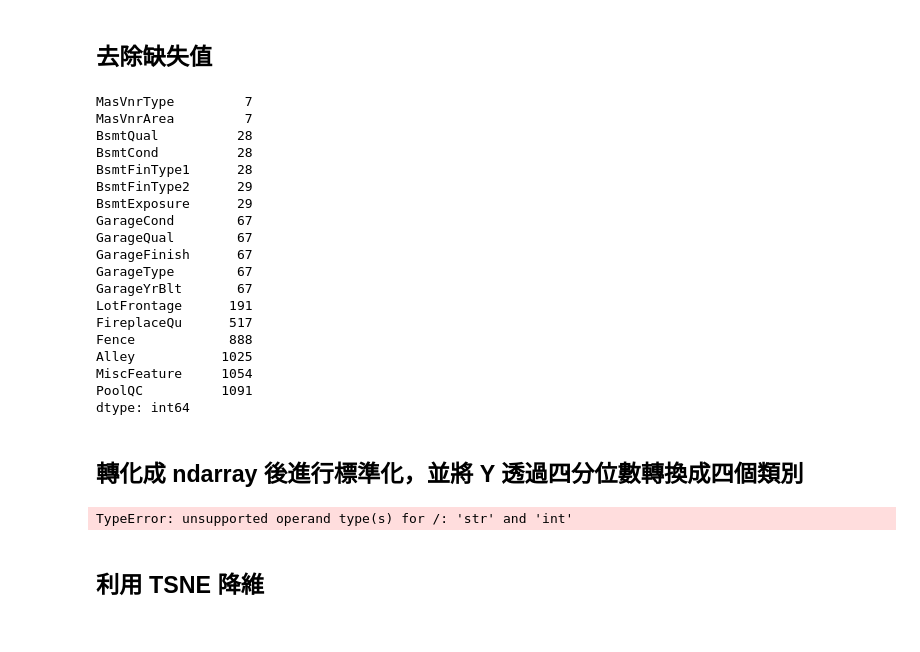
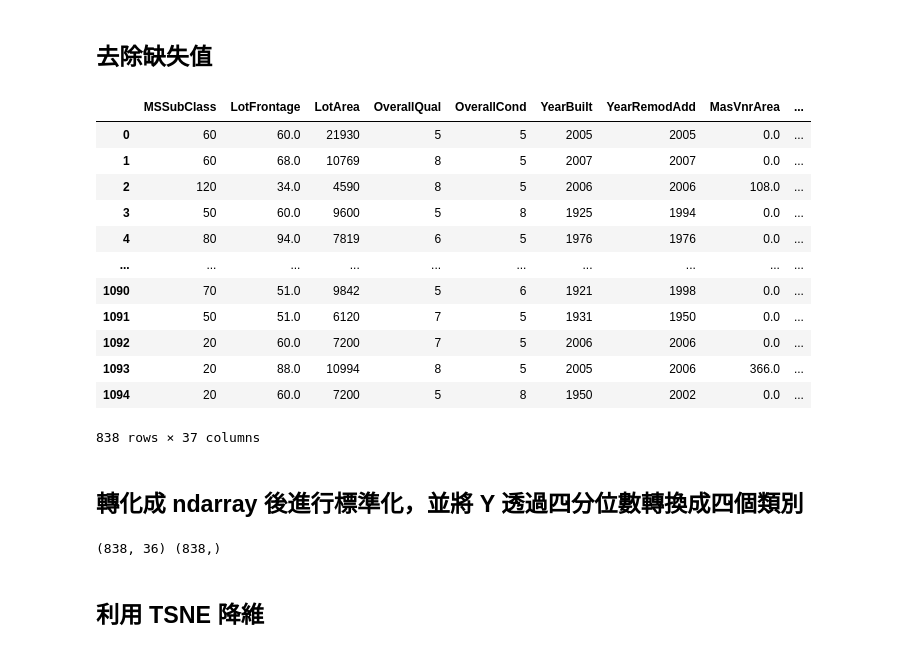
Before and after one commit to lindaya0913/2021AI, a Jupyter notebook: D2/HW_02.ipynb, the cells around one changed output. Saved outputs shown, nothing was run; the diff lists cells and outputs as text; code cells hidden in the pictures.

```diff
--- a/D2/HW_02.ipynb
+++ b/D2/HW_02.ipynb
@@ -54,29 +66,22 @@ plt.show()
 # %% [markdown]
 ## 去除缺失值
-# %%
-missing
-# train = train.drop(missing)
-# train
-# %% [output]
-MasVnrType         7
-MasVnrArea         7
-BsmtQual          28
-BsmtCond          28
-BsmtFinType1      28
-BsmtFinType2      29
-BsmtExposure      29
-GarageCond        67
-GarageQual        67
-GarageFinish      67
-GarageType        67
-GarageYrBlt       67
-LotFrontage      191
-FireplaceQu      517
-Fence            888
-Alley           1025
-MiscFeature     1054
-PoolQC          1091
-dtype: int64
+# %%
+train = train.dropna()
+train
+# %% [output]
+|  | MSSubClass | LotFrontage | LotArea | OverallQual | OverallCond | YearBuilt | YearRemodAdd | MasVnrArea | ... |
+| 0 | 60 | 60.0 | 21930 | 5 | 5 | 2005 | 2005 | 0.0 | ... |
+| 1 | 60 | 68.0 | 10769 | 8 | 5 | 2007 | 2007 | 0.0 | ... |
+| 2 | 120 | 34.0 | 4590 | 8 | 5 | 2006 | 2006 | 108.0 | ... |
+| 3 | 50 | 60.0 | 9600 | 5 | 8 | 1925 | 1994 | 0.0 | ... |
+| 4 | 80 | 94.0 | 7819 | 6 | 5 | 1976 | 1976 | 0.0 | ... |
+| ... | ... | ... | ... | ... | ... | ... | ... | ... | ... |
+| 1090 | 70 | 51.0 | 9842 | 5 | 6 | 1921 | 1998 | 0.0 | ... |
+| 1091 | 50 | 51.0 | 6120 | 7 | 5 | 1931 | 1950 | 0.0 | ... |
+| 1092 | 20 | 60.0 | 7200 | 7 | 5 | 2006 | 2006 | 0.0 | ... |
+| 1093 | 20 | 88.0 | 10994 | 8 | 5 | 2005 | 2006 | 366.0 | ... |
+| 1094 | 20 | 60.0 | 7200 | 5 | 8 | 1950 | 2002 | 0.0 | ... |
+838 rows × 37 columns
 # %% [markdown]
 ## 轉化成 ndarray 後進行標準化，並將 Y 透過四分位數轉換成四個類別
 # %%
@@ -84,9 +89,10 @@ X=np.array(train.drop(columns=['SalePrice']))
 X=(X-X.mean(axis=0))/X.std(axis=0)
 
 Y=np.array(train['SalePrice'])
-Y=pd.qcut(y, 4, labels=False)
+Y=pd.qcut(Y, 4, labels=False)
+print(X.shape, Y.shape)
 # %% [output]
-TypeError: unsupported operand type(s) for /: 'str' and 'int'
+(838, 36) (838,)
 # %% [markdown]
 ## 利用 TSNE 降維
 # %%
```
Also changed, not shown: parts of 5 cells of this notebook, 2 other files.
